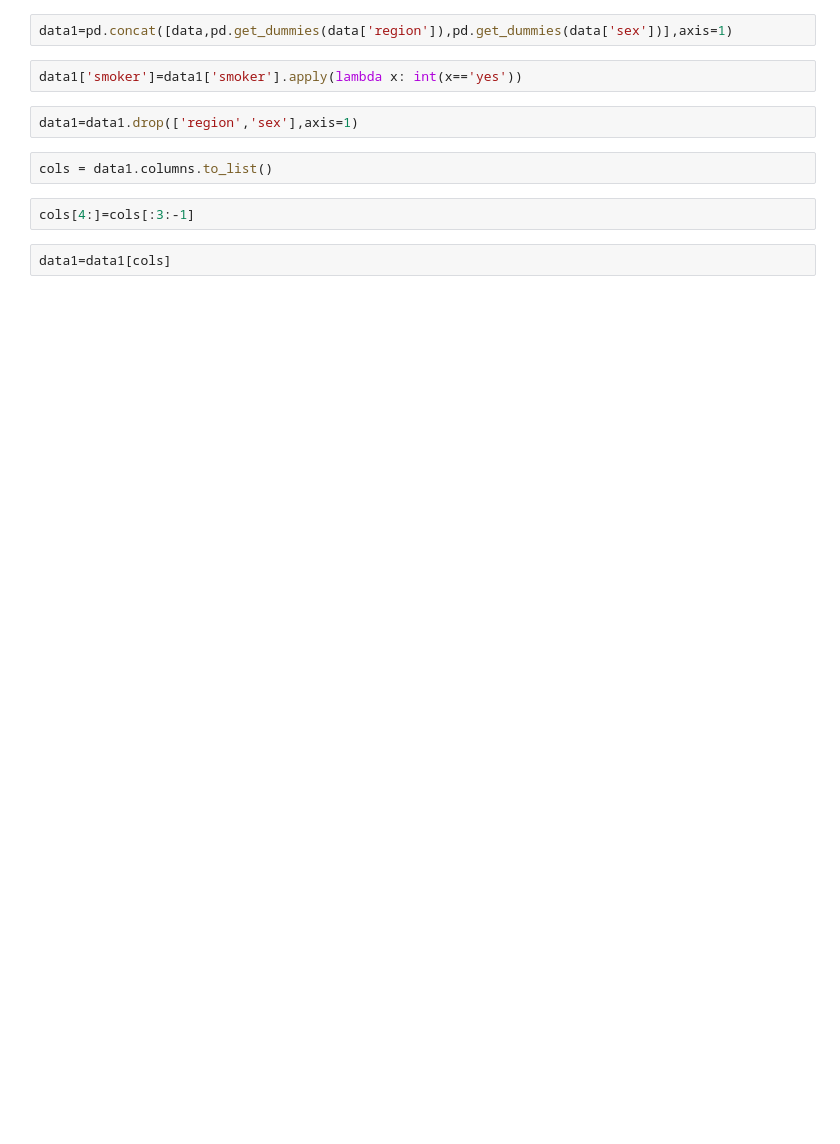
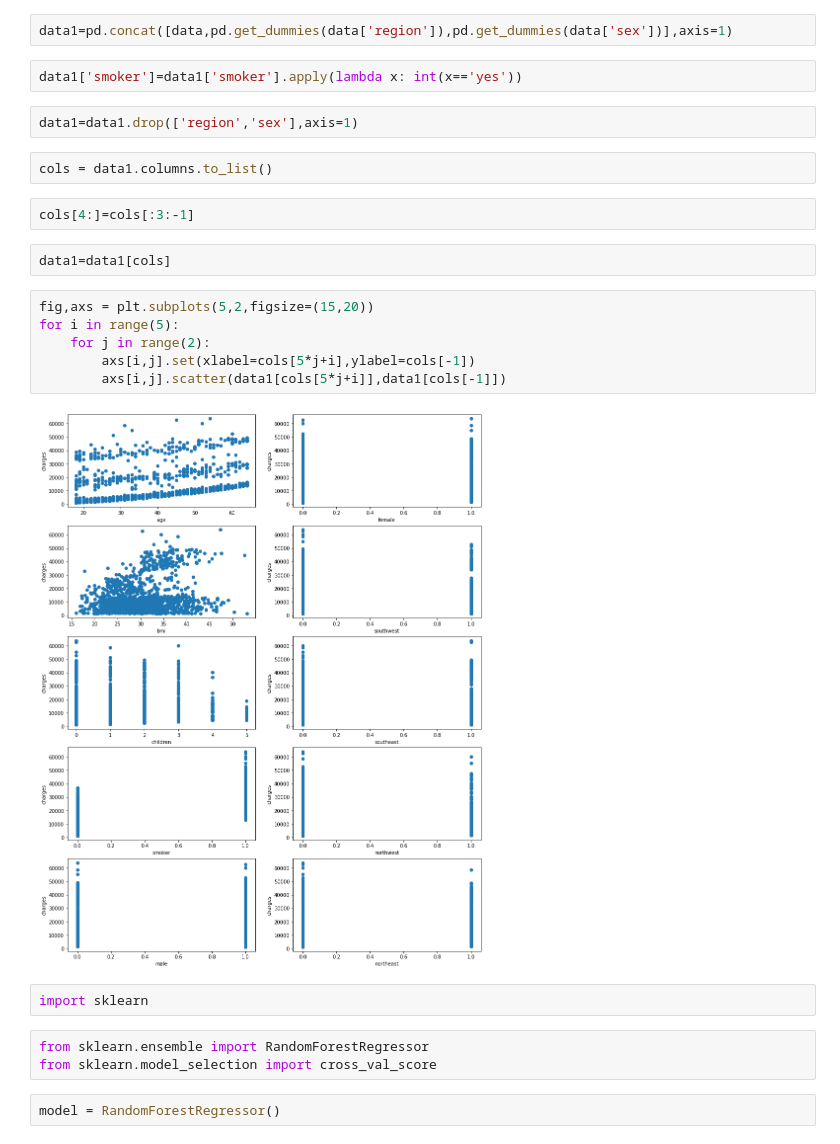
Before and after one commit to archangelChak/EvolutionInterviewTask, a Jupyter notebook: Untitled.ipynb, the cells around one changed output. Drawn from its saved outputs; the diff is of its cells as text; blank space fills up the shorter version.

Commit message:
ForestRegressor

```diff
--- a/Untitled.ipynb
+++ b/Untitled.ipynb
@@ -19,3 +21,18 @@ cols = data1.columns.to_list()
 cols[4:]=cols[:3:-1]
 # %%
 data1=data1[cols]
+# %%
+fig,axs = plt.subplots(5,2,figsize=(15,20))
+for i in range(5):
+    for j in range(2):
+        axs[i,j].set(xlabel=cols[5*j+i],ylabel=cols[-1])
+        axs[i,j].scatter(data1[cols[5*j+i]],data1[cols[-1]])
+# %% [output]
+[figure, added]
+# %%
+import sklearn
+# %%
+from sklearn.ensemble import RandomForestRegressor
+from sklearn.model_selection import cross_val_score
+# %%
+model = RandomForestRegressor()
```
Also changed, not shown: parts of 7 cells of this notebook.
